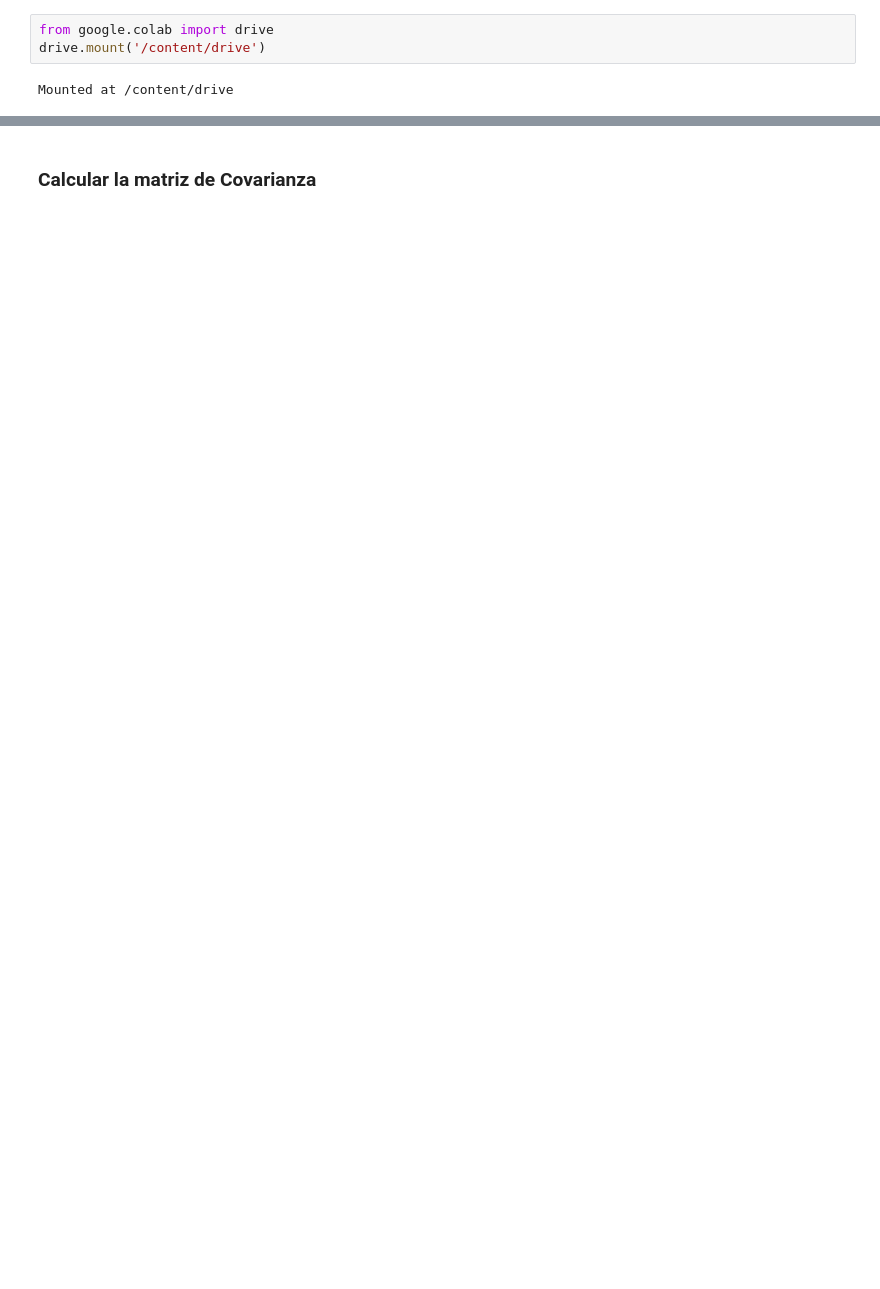
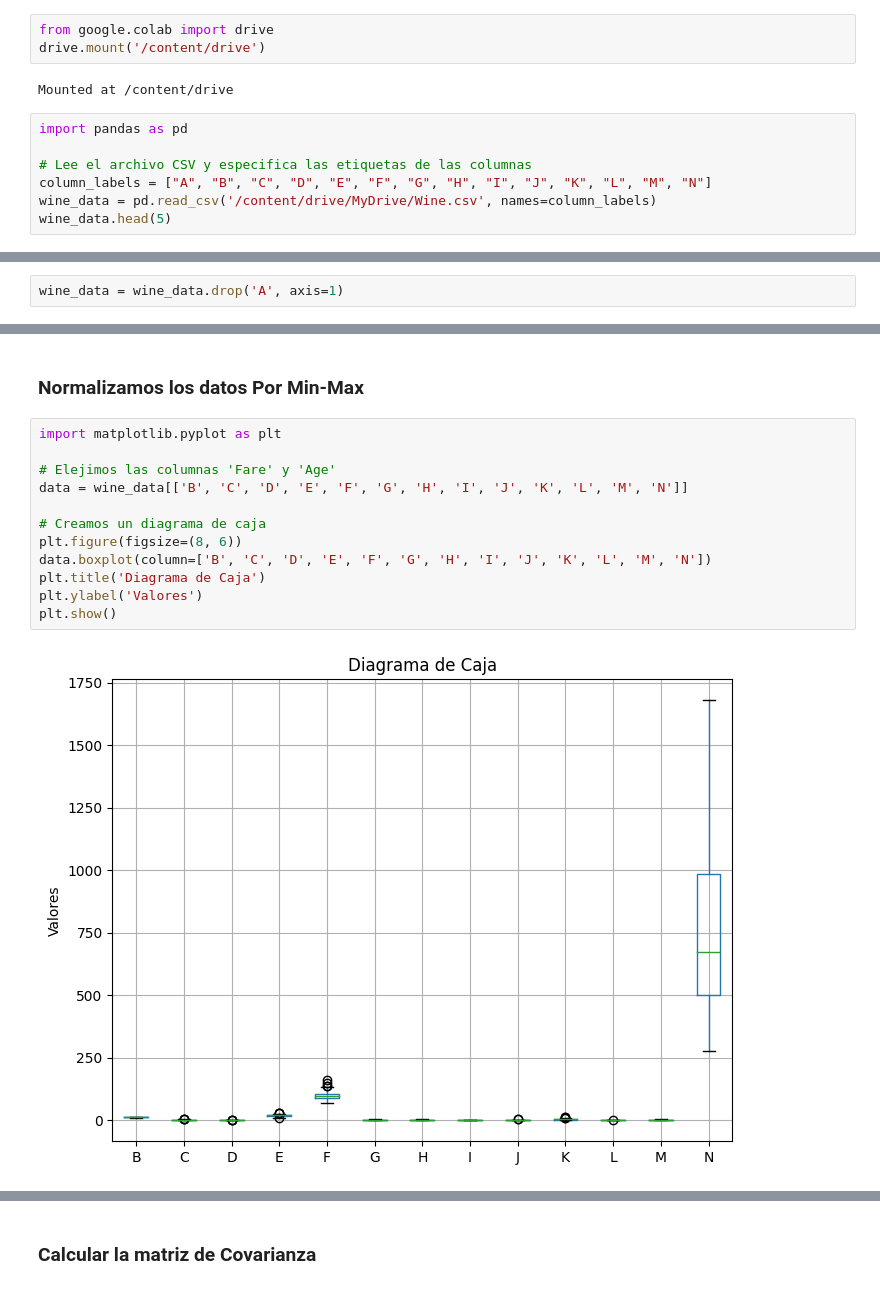
Before and after one commit to CaroPer27/Pr-ctica-2.2-An-lisis-de-Componentes-Principales, a Jupyter notebook: Practica2_2.ipynb, the cells around one changed output, grey strips where cells are left out. Saved outputs shown, nothing was run; the diff lists cells and outputs as text; blank space fills up the shorter version.

```diff
--- a/Practica2_2.ipynb
+++ b/Practica2_2.ipynb
@@ -3,3 +3,10 @@ from google.colab import drive
 drive.mount('/content/drive')
 # %% [output]
 Mounted at /content/drive
+# %%
+import pandas as pd
+
+# Lee el archivo CSV y especifica las etiquetas de las columnas
+column_labels = ["A", "B", "C", "D", "E", "F", "G", "H", "I", "J", "K", "L", "M", "N"]
+wine_data = pd.read_csv('/content/drive/MyDrive/Wine.csv', names=column_labels)
+wine_data.head(5)
@@ -5,0 +22,2 @@ Mounted at /content/drive
+# %%
+wine_data = wine_data.drop('A', axis=1)
@@ -5,0 +33,16 @@ Mounted at /content/drive
+# %% [markdown]
+### Normalizamos los datos Por Min-Max
+# %%
+import matplotlib.pyplot as plt
+
+# Elejimos las columnas 'Fare' y 'Age'
+data = wine_data[['B', 'C', 'D', 'E', 'F', 'G', 'H', 'I', 'J', 'K', 'L', 'M', 'N']]
+
+# Creamos un diagrama de caja
+plt.figure(figsize=(8, 6))
+data.boxplot(column=['B', 'C', 'D', 'E', 'F', 'G', 'H', 'I', 'J', 'K', 'L', 'M', 'N'])
+plt.title('Diagrama de Caja')
+plt.ylabel('Valores')
+plt.show()
+# %% [output]
+[figure, added]
```
Also changed, not shown: parts of 18 cells of this notebook.
